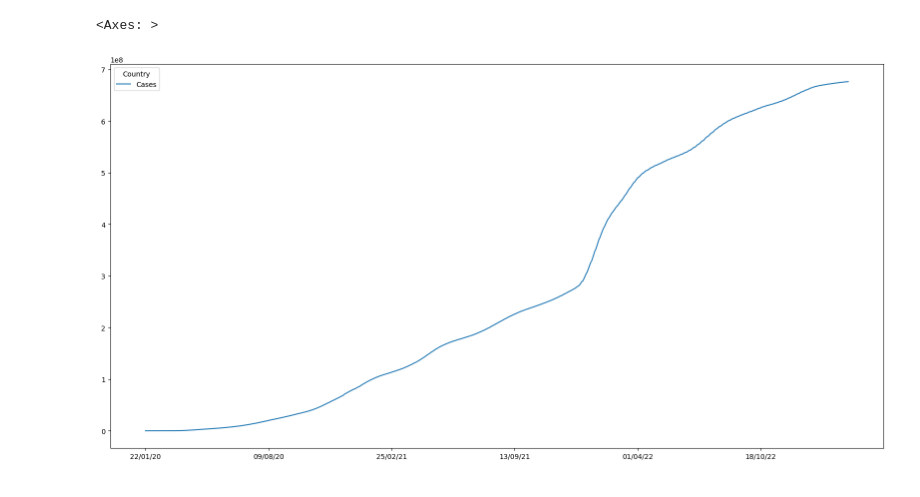
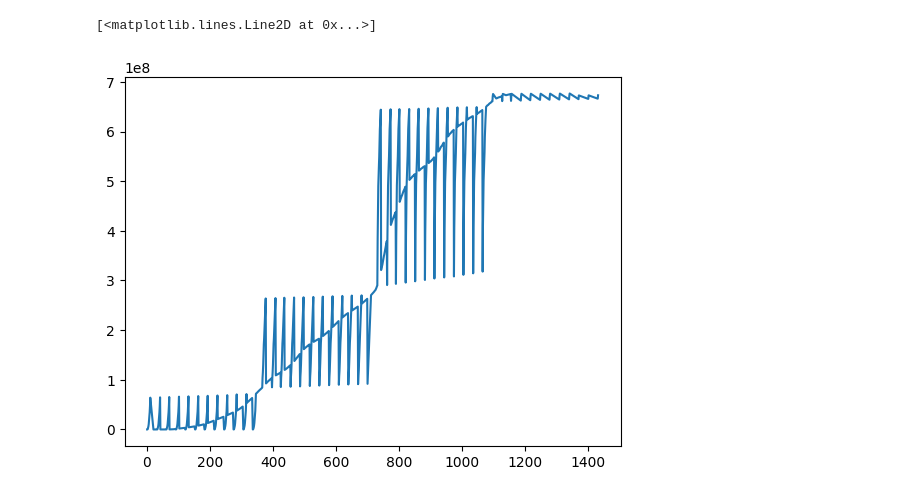
Before and after one commit to swoyam2609/DSAI-Project, a Jupyter notebook: Data Preprocessing/Data Visualization [Global].ipynb, the cells around one changed output. Drawn from its saved outputs; the diff is of its cells as text; code cells hidden in the pictures.

Commit message:
Found Data Visualization metrics and outliers

```diff
--- a/Data Preprocessing/Data Visualization [Global].ipynb
+++ b/Data Preprocessing/Data Visualization [Global].ipynb
@@ -28,3 +12,0 @@ df.head()
-# %%
-df =df.set_axis(df.iloc[0], axis=1)
-df =df[1:]
@@ -41,4 +12,0 @@ df.head()
-# %%
-df['Cases'] = df.sum(axis=1)
-df = df[['Cases']]
-df.head()
@@ -53,0 +13,5 @@ df.to_csv("../Dataset/global_cases.csv", index=True, header=True, sep=",", mode=
+# %%
+df['Date']=pd.to_datetime(df['Date'])
+start_date = df['Date'].min()
+df['Days'] = (df['Date'] - start_date).dt.days + 1
+df.head()
@@ -53,0 +29,3 @@ df.to_csv("../Dataset/global_cases.csv", index=True, header=True, sep=",", mode=
+# %%
+df_sorted_descending = df.sort_values(by='Days', ascending=True)
+df_sorted_descending.head()
@@ -54,7 +39,6 @@ df.to_csv("../Dataset/global_cases.csv", index=True, header=True, sep=",", mode=
 # %%
 import matplotlib.pyplot as plt
-
-df.plot(figsize=(20,10))
+plt.plot(df_sorted_descending['Days'], df_sorted_descending['Cases'])
 # %% [output]
-<Axes: >
+[<matplotlib.lines.Line2D at 0x...>]
-[figure, old version]
+[figure, new version]
```
Also changed, not shown: parts of 12 cells of this notebook, 2 other files.
